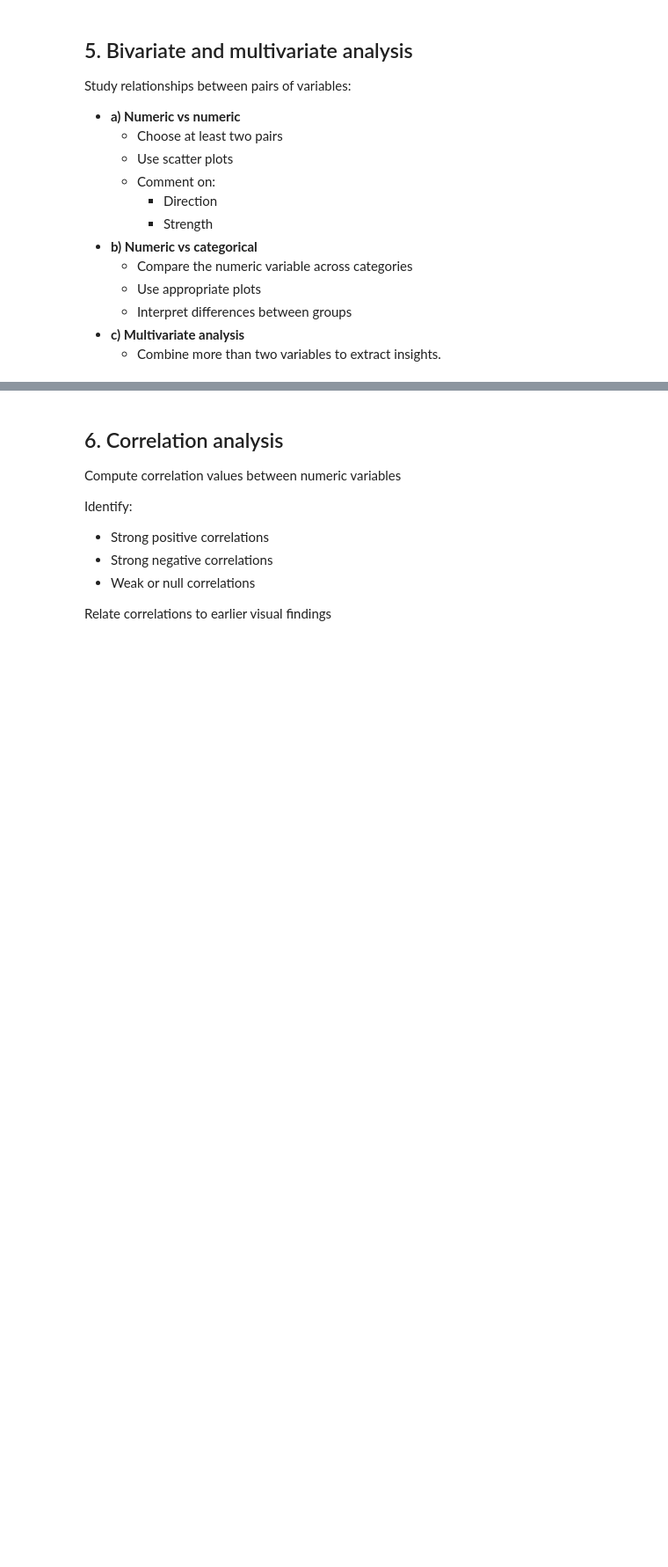
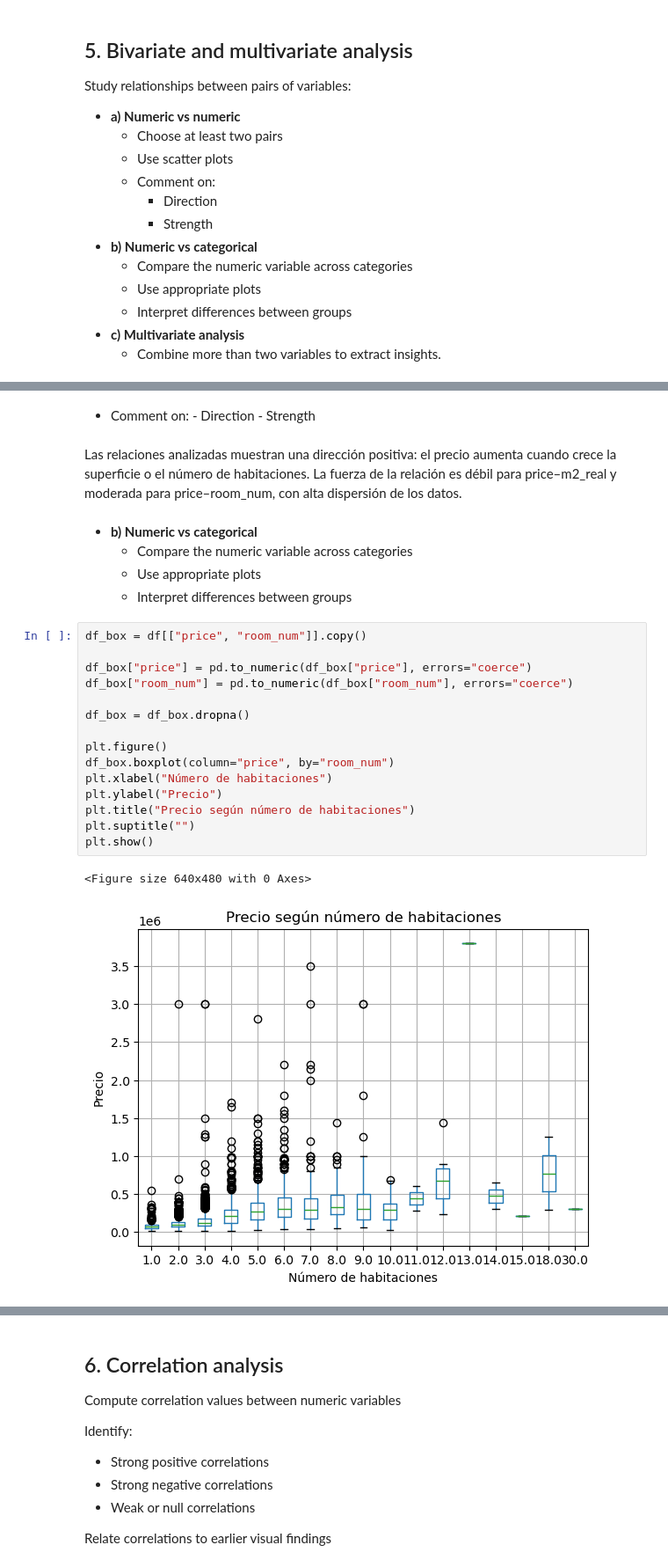
Before and after one commit to pauladata13/dataExploratory-, a Jupyter notebook: task_2.4_EDA_Housing_coruna.ipynb, the cells around one changed output, grey strips where cells are left out. Shown at 88% size. Drawn from its saved outputs; the diff is of its cells as text; blank space fills up the shorter version.

```diff
--- a/task_2.4_EDA_Housing_coruna.ipynb
+++ b/task_2.4_EDA_Housing_coruna.ipynb
@@ -310,0 +354,30 @@ Study relationships between pairs of variables:
+# %% [markdown]
+- Comment on:
+        - Direction
+        - Strength
+# %% [markdown]
+Las relaciones analizadas muestran una dirección positiva: el precio aumenta cuando crece la superficie o el número de habitaciones.
+La fuerza de la relación es débil para price–m2_real y moderada para price–room_num, con alta dispersión de los datos.
+# %% [markdown]
+- **b) Numeric vs categorical**
+    - Compare the numeric variable across categories
+    - Use appropriate plots
+    - Interpret differences between groups
+# %%
+df_box = df[["price", "room_num"]].copy()
+
+df_box["price"] = pd.to_numeric(df_box["price"], errors="coerce")
+df_box["room_num"] = pd.to_numeric(df_box["room_num"], errors="coerce")
+
+df_box = df_box.dropna()
+
+plt.figure()
+df_box.boxplot(column="price", by="room_num")
+plt.xlabel("Número de habitaciones")
+plt.ylabel("Precio")
+plt.title("Precio según número de habitaciones")
+plt.suptitle("")
+plt.show()
+# %% [output]
+<Figure size 640x480 with 0 Axes>
+[figure, added]
```
Also changed, not shown: parts of 11 cells of this notebook.
